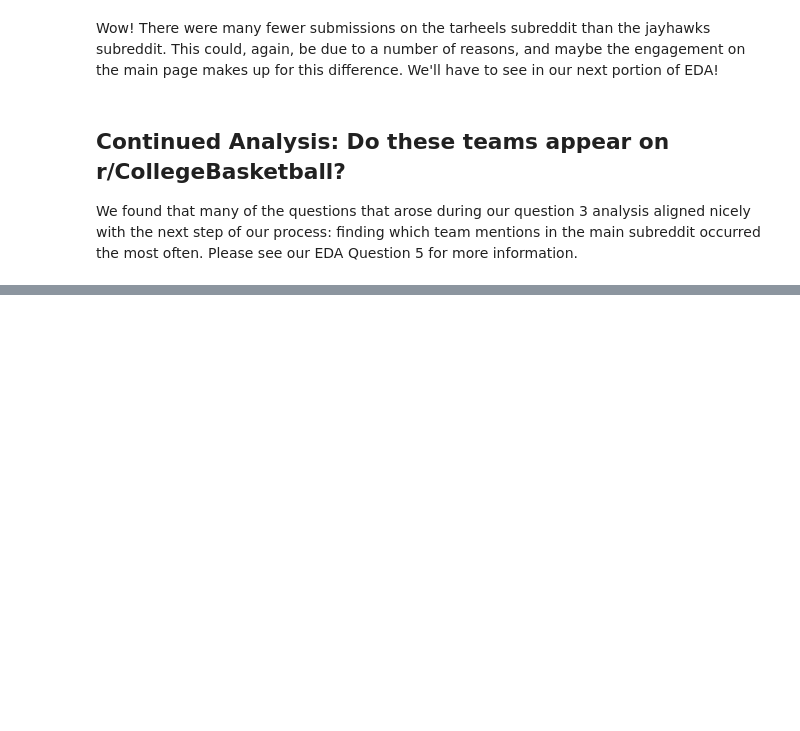
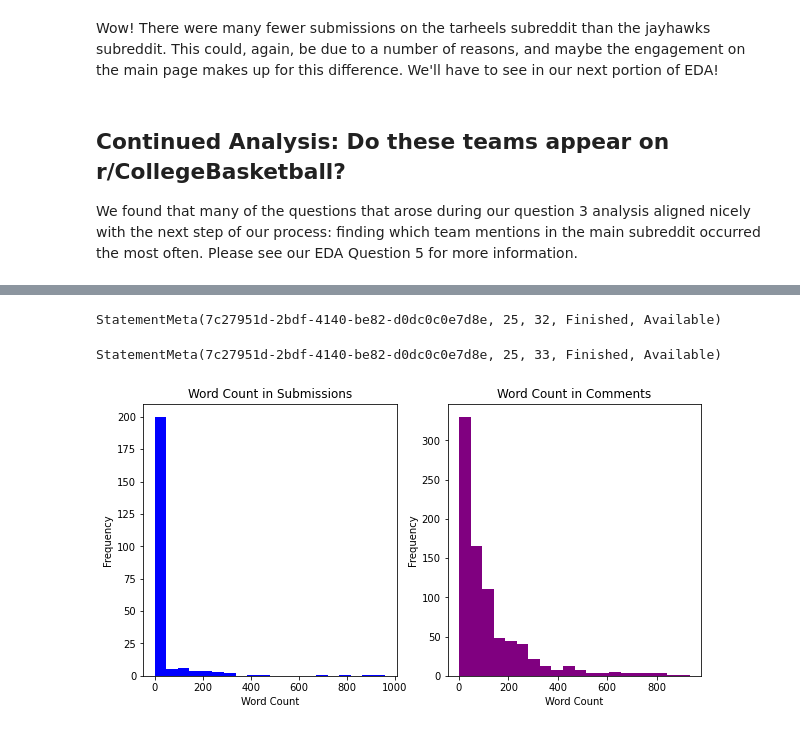
Before and after one commit to gu-dsan6000/fall-2023-reddit-project-team-26, a Jupyter notebook: code/project_eda_q3.ipynb, the cells around one changed output, grey strips where cells are left out. Cells and saved outputs as stored; diff of their text form; code cells hidden in the pictures; blank space fills up the shorter version.

```diff
--- a/code/project_eda_q3.ipynb
+++ b/code/project_eda_q3.ipynb
@@ -221,0 +267,31 @@ We found that many of the questions that arose during our question 3 analysis al
+# %%
+submissions_w = submissions.select("subreddit", "author", "title", "selftext", "created_utc", "num_comments").filter(col("subreddit") == "tarheels")
+comments_w = comments.select("subreddit", "author", "body", "parent_id", "created_utc").filter(col("subreddit") == "tarheels")
+
+
+submissions_w = submissions_w.withColumn("selftext_word_count", length(col("selftext")))
+comments_w = comments_w.withColumn("body_word_count", length(col("body")))
+# %% [output]
+StatementMeta(7c27951d-2bdf-4140-be82-d0dc0c0e7d8e, 25, 32, Finished, Available)
+# %%
+selftext_word_count = submissions_w.select("selftext_word_count").rdd.flatMap(lambda x: x).collect()
+body_word_count = comments_w.select("body_word_count").rdd.flatMap(lambda x: x).collect()
+
+plt.figure(figsize=(10, 5))
+
+plt.subplot(1, 2, 1)
+plt.hist(selftext_word_count, bins=20, color='blue')
+plt.title('Word Count in Submissions')
+plt.xlabel('Word Count')
+plt.ylabel('Frequency')
+
+plt.subplot(1, 2, 2)
+plt.hist(body_word_count, bins=20, color='purple')
+plt.title('Word Count in Comments')
+plt.xlabel('Word Count')
+plt.ylabel('Frequency')
+
+plt.show()
+# %% [output]
+StatementMeta(7c27951d-2bdf-4140-be82-d0dc0c0e7d8e, 25, 33, Finished, Available)
+[figure, added]
```
Also changed, not shown: parts of 7 cells of this notebook.
